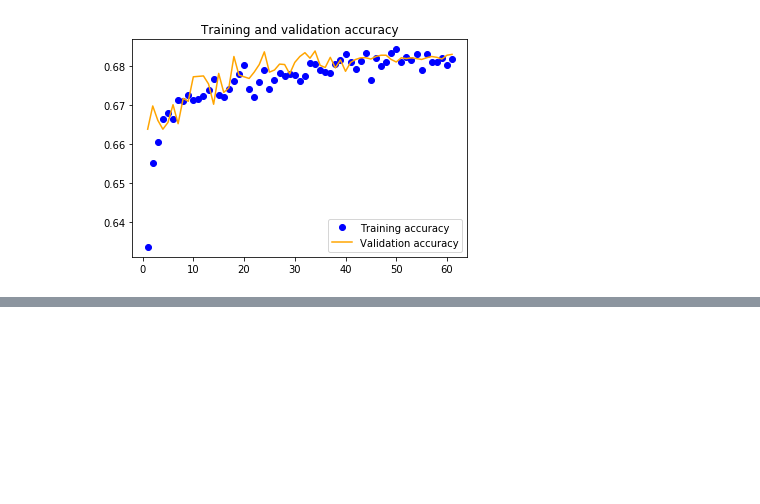
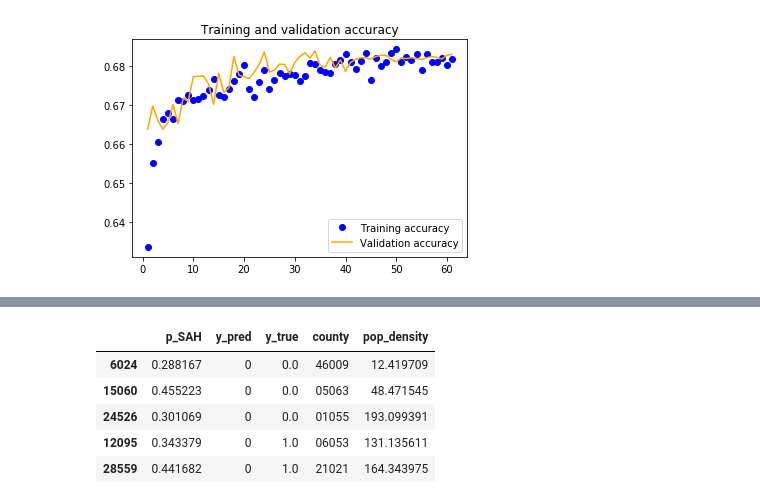
Before and after one commit to johnmarkpittman/COVID19_DeepLearning, a Jupyter notebook: RNN_Model.ipynb, the cells around one changed output, grey strips where cells are left out. Saved outputs shown, nothing was run; the diff lists cells and outputs as text; code cells hidden in the pictures; blank space fills up the shorter version.

```diff
--- a/RNN_Model.ipynb
+++ b/RNN_Model.ipynb
@@ -86,3 +93,5 @@ temp_input_size = trend_df.drop(axis=1, columns = ['SAH'], inplace=False).shape[
+# %%
+trend_df['pop_density'] = pop_density
 # %%
 # Prepare RNN input
 trend_df["inputs"] = [np.asarray([trends["cases_trend"],trends["deaths_trend"]]) for idx,trends in trend_df.iterrows()]
@@ -118,12 +127,12 @@ callbacks = [ReduceLROnPlateau(monitor='val_loss', patience=4, verbose=1, factor
 
 model.compile(optimizer='rmsprop', loss='binary_crossentropy', metrics=['accuracy'])
 # %%
-history = model.fit(X_train, Y_train,
-                    epochs = 100,
-                    batch_size = 16,
-                    validation_data=(X_test, Y_test),
-                    callbacks=callbacks
-                    )
+# history = model.fit(X_train, Y_train,
+#                     epochs = 100,
+#                     batch_size = 16,
+#                     validation_data=(X_test, Y_test),
+#                     callbacks=callbacks
+#                     )
 # %% [output]
 Train on 21566 samples, validate on 9243 samples
 Epoch 1/100
@@ -186,0 +223,10 @@ array([[0.6758415 ],
+# %%
+predictions = predictions.join(validation_df[['county', 'pop_density']])
+predictions.head()
+# %% [output]
+|  | p_SAH | y_pred | y_true | county | pop_density |
+| 6024 | 0.288167 | 0 | 0.0 | 46009 | 12.419709 |
+| 15060 | 0.455223 | 0 | 0.0 | 05063 | 48.471545 |
+| 24526 | 0.301069 | 0 | 0.0 | 01055 | 193.099391 |
+| 12095 | 0.343379 | 0 | 1.0 | 06053 | 131.135611 |
+| 28559 | 0.441682 | 0 | 1.0 | 21021 | 164.343975 |
```
Also changed, not shown: parts of 13 cells of this notebook.
